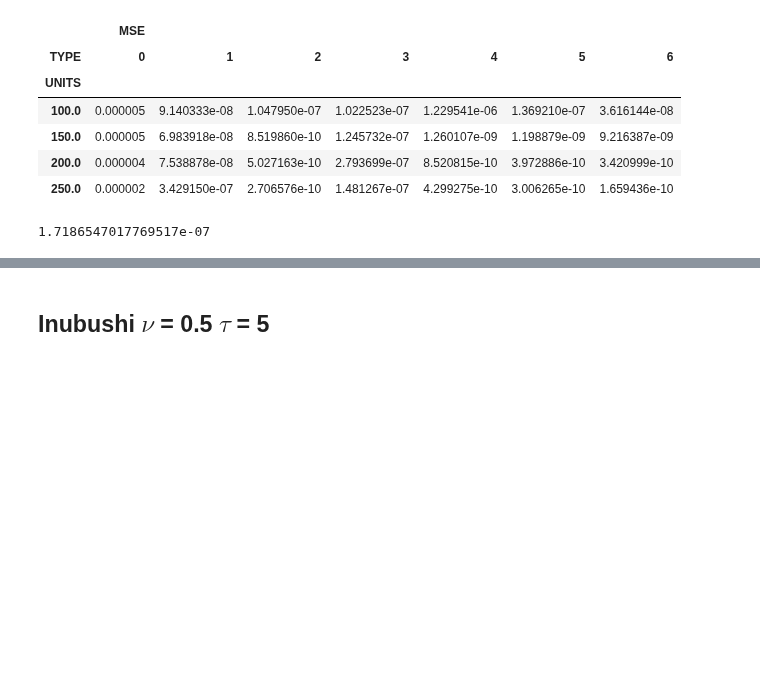
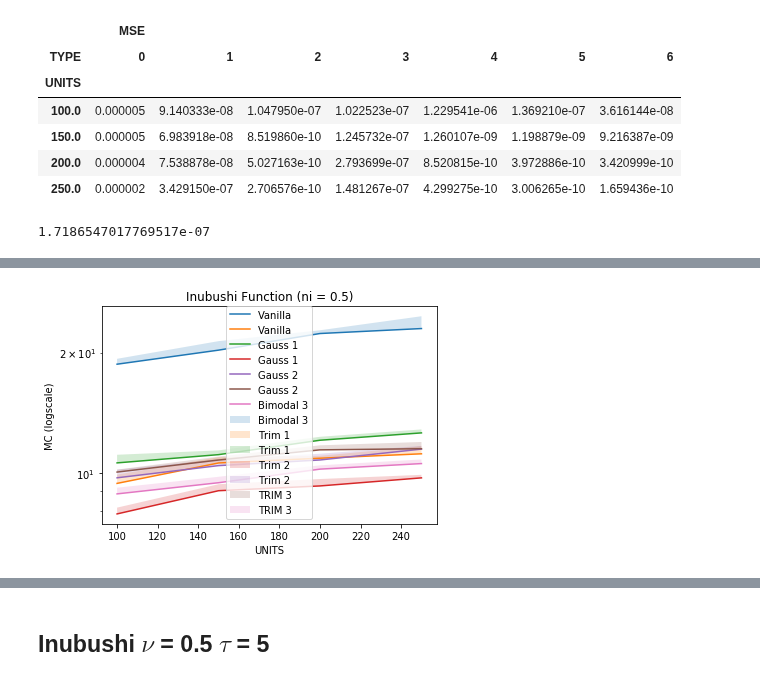
Before and after one commit to Sergio-Ltr/Generalized-Intrinsic-Plasticity, a Jupyter notebook: NOTEBOOKS/ANALYSIS/BenchmarkResults.ipynb, the cells around one changed output, grey strips where cells are left out. Saved outputs shown, nothing was run; the diff lists cells and outputs as text; code cells hidden in the pictures; blank space fills up the shorter version.

```diff
--- a/NOTEBOOKS/ANALYSIS/BenchmarkResults.ipynb
+++ b/NOTEBOOKS/ANALYSIS/BenchmarkResults.ipynb
@@ -151,0 +147,4 @@ plot_stds = True
+# %%
+results_timeseries_plotter("MC",filepath, "Inubushi Function (ni = 0.5)", plot_stds)
+# %% [output]
+[figure, added]
```
Also changed, not shown: parts of 23 cells of this notebook, 6 other files.
